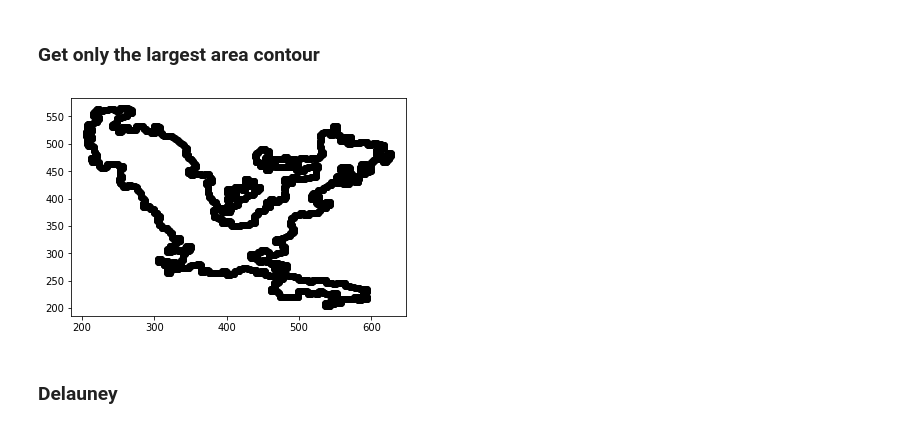
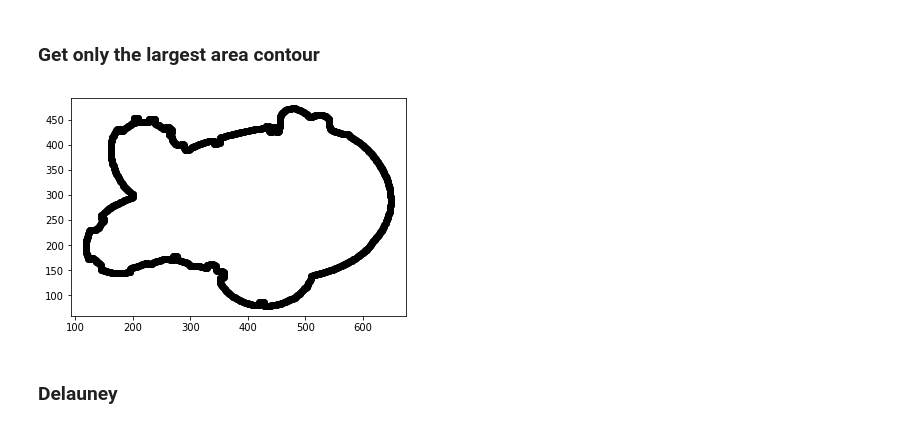
Before and after one commit to jayleenli/AR-Sandbox-Aquarium, a Jupyter notebook: convert_img_to_triangle_mesh.ipynb, the cells around one changed output. Saved outputs shown, nothing was run; the diff lists cells and outputs as text; code cells hidden in the pictures.

```diff
--- a/convert_img_to_triangle_mesh.ipynb
+++ b/convert_img_to_triangle_mesh.ipynb
@@ -49,21 +16,20 @@ from PIL import Image, ImageFilter
 import open3d as o3d
 import copy
 # %%
-orig_img = cv2.imread('photos/jellyfish_even_darker.jpg')
+orig_img = cv2.imread('photos/darker_background/clownfish.jpg')
 h_orig,w_orig,chn = orig_img.shape
-#Do a resize so the largest dimension is not greater than 800
-
+# Do a resize so the largest dimension is not greater than 800
 scale = 1
 if (h_orig > 800 or w_orig > 800):
-    scale = 800/max(h_orig, w_orig) #should be less than 1
+    scale = 800/max(h_orig, w_orig) # should be less than 1
 
 newsize = ((int)(w_orig*scale),(int)(h_orig*scale))
 scale_img = cv2.resize(orig_img, newsize, interpolation = cv2.INTER_AREA)
 
 h,w,chn = scale_img.shape
 
-#original image
-plt.imshow(scale_img[:,:,::-1]) #pyplot is BGR not RGB
+# original image
+plt.imshow(scale_img[:,:,::-1]) # pyplot is BGR not RGB
 plt.xticks([]), plt.yticks([])
 plt.show()
 # %% [output]
@@ -163,25 +127,24 @@ starting contour
 # %% [markdown]
 ### Get only the largest area contour
 # %%
-#Get only the largest area
-areas = [] #list to hold all areas
+# Get only the largest area
+areas = []
 
 for contour in contours:
     areas.append(cv2.contourArea(contour))
 
 max_area = max(areas)
-max_area_index = areas.index(max_area) #index of the list element with largest area
+max_area_index = areas.index(max_area)
 
-cnt = contours[max_area_index] #largest area contour
+cnt = contours[max_area_index] # largest area contour
 
-dst = np.zeros((closing.shape[1], closing.shape[0]),np.uint8)
+dst = np.zeros((closing.shape[0], closing.shape[1]),np.uint8)
 
 format_contour_x = [x[0][0] for x in contours[max_area_index]]
 format_contour_y = [x[0][1] for x in contours[max_area_index]]
-#format_contour_y.reverse()
 plt.plot(format_contour_x, format_contour_y, 'o', color='black');
 # %% [output]
-[figure, old version]
+[figure, new version]
 # %% [markdown]
 ### Delauney
 # %%
```
Also changed, not shown: parts of 15 cells of this notebook, 29 other files.
